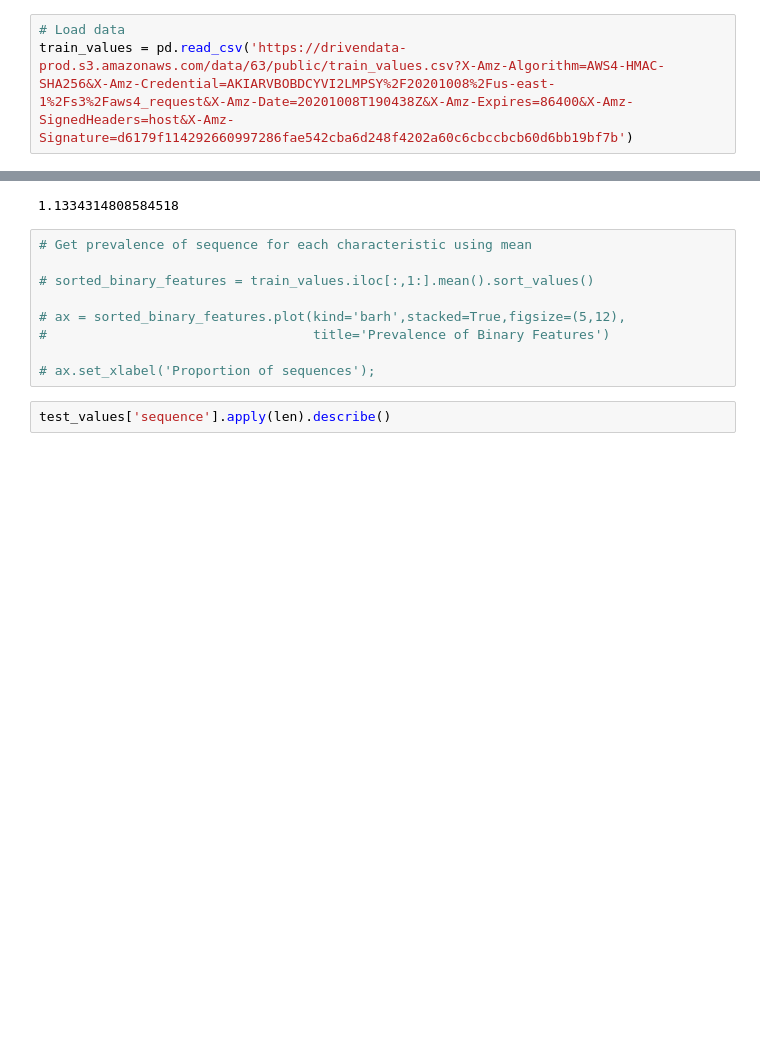
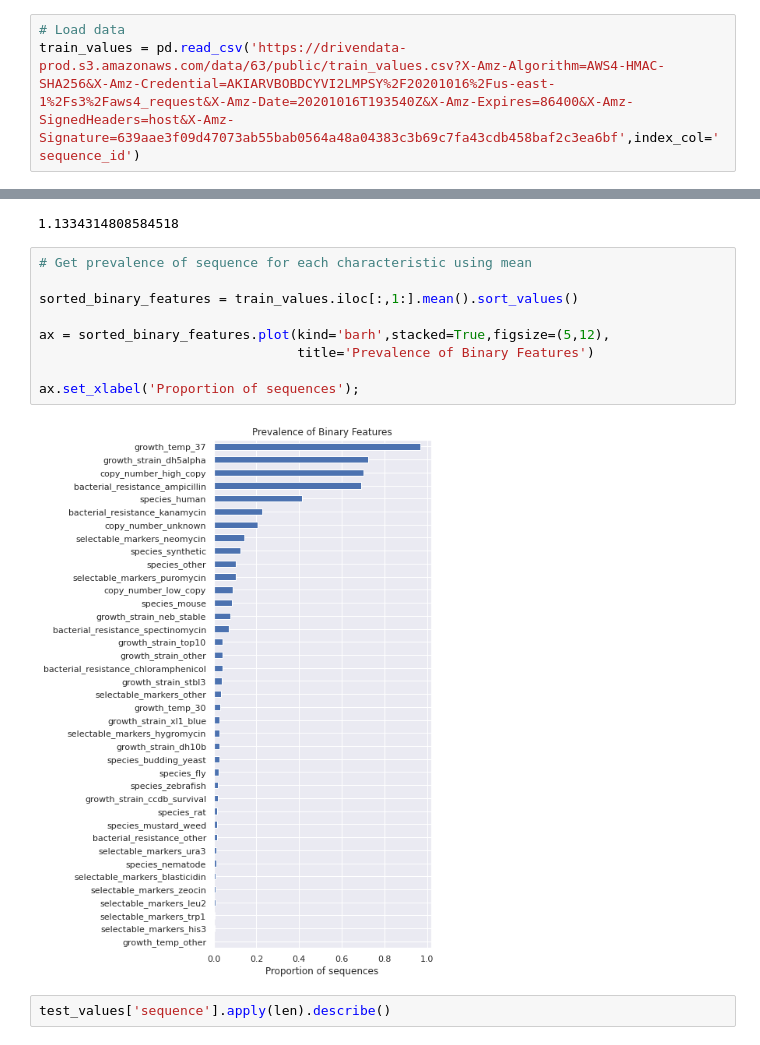
Before and after one commit to adxpillar/GEA-challenge, a Jupyter notebook: GEA.ipynb, the cells around one changed output, grey strips where cells are left out. Cells and saved outputs as stored; diff of their text form; blank space fills up the shorter version.

```diff
--- a/GEA.ipynb
+++ b/GEA.ipynb
@@ -10,5 +10,5 @@ import matplotlib.pyplot as plt
 sns.set()
 # %%
 # Load data
-train_values = pd.read_csv('https://drivendata-prod.s3.amazonaws.com/data/63/public/train_values.csv?X-Amz-Algorithm=AWS4-HMAC-SHA256&X-Amz-Credential=AKIARVBOBDCYVI2LMPSY%2F20201008%2Fus-east-1%2Fs3%2Faws4_request&X-Amz-Date=20201008T190438Z&X-Amz-Expires=86400&X-Amz-SignedHeaders=host&X-Amz-Signature=d6179f114292660997286fae542cba6d248f4202a60c6cbccbcb60d6bb19bf7b')
+train_values = pd.read_csv('https://drivendata-prod.s3.amazonaws.com/data/63/public/train_values.csv?X-Amz-Algorithm=AWS4-HMAC-SHA256&X-Amz-Credential=AKIARVBOBDCYVI2LMPSY%2F20201016%2Fus-east-1%2Fs3%2Faws4_request&X-Amz-Date=20201016T193540Z&X-Amz-Expires=86400&X-Amz-SignedHeaders=host&X-Amz-Signature=639aae3f09d47073ab55bab0564a48a04383c3b69c7fa43cdb458baf2c3ea6bf',index_col='sequence_id')
 # %%
@@ -42,12 +42,14 @@ sequence_length.skew()
 # %%
 # Get prevalence of sequence for each characteristic using mean
 
-# sorted_binary_features = train_values.iloc[:,1:].mean().sort_values()
+sorted_binary_features = train_values.iloc[:,1:].mean().sort_values()
 
-# ax = sorted_binary_features.plot(kind='barh',stacked=True,figsize=(5,12),
-#                                  title='Prevalence of Binary Features')
+ax = sorted_binary_features.plot(kind='barh',stacked=True,figsize=(5,12),
+                                 title='Prevalence of Binary Features')
 
-# ax.set_xlabel('Proportion of sequences');
+ax.set_xlabel('Proportion of sequences');
+# %% [output]
+[figure, added]
 # %%
 test_values['sequence'].apply(len).describe()
 # %% [output]
```
Also changed, not shown: parts of 20 cells of this notebook.
